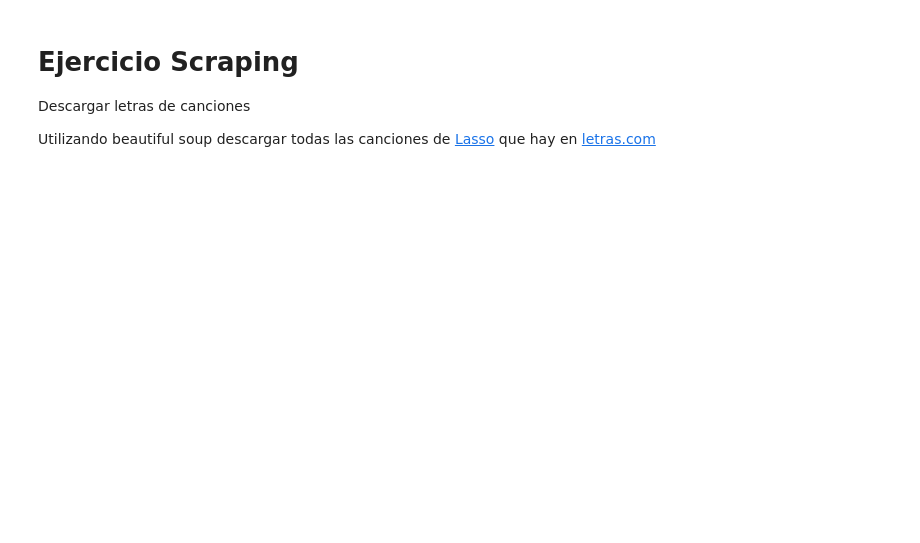
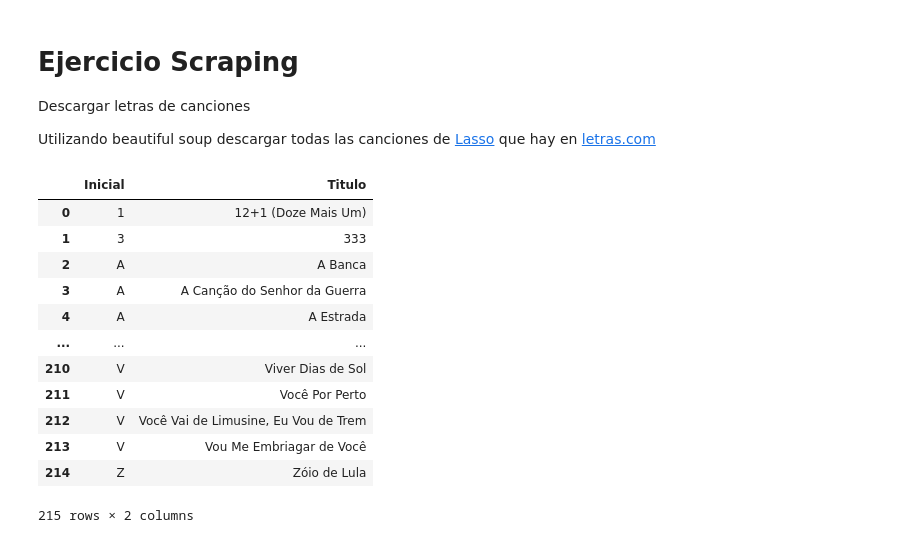
Before and after one commit to fpalvim/DS102024, a Jupyter notebook: 2-DataAnalysis/7-WebScraping/1_HTTP_Inicial/Practica/lasso.ipynb, the cells around one changed output. Cells and saved outputs as stored; diff of their text form; code cells hidden in the pictures; blank space fills up the shorter version.

```diff
--- a/2-DataAnalysis/7-WebScraping/1_HTTP_Inicial/Practica/lasso.ipynb
+++ b/2-DataAnalysis/7-WebScraping/1_HTTP_Inicial/Practica/lasso.ipynb
@@ -10,14 +10,38 @@ import requests
 import os
 import pandas as pd
 
-letras_url = "https://www.letras.com/lasso"
 
-url_obtenido = requests.get(letras_url)
-soup = BeautifulSoup(url_obtenido.text, "html.parser")
 
 def descargar_letras(artista):
-    # COMPLETAR
-    return
 
-artista = "lasso"
-descargar_letras(artista)
+    letras_url = f"https://www.letras.com/{artista}"
+
+    url_obtenido = requests.get(letras_url)
+    soup = BeautifulSoup(url_obtenido.text, "html.parser")
+
+    songs_container = soup.find_all('li', class_='songList-table-row --song isVisible')
+
+    songs_list = []
+
+    for song in songs_container:
+        songs_list.append((song['data-name'][0], song['data-name']))
+
+    df = pd.DataFrame(songs_list, columns=['Inicial','Titulo'])
+
+    return df
+# %%
+descargar_letras('charlie-brown-jr')
+# %% [output]
+|  | Inicial | Titulo |
+| 0 | 1 | 12+1 (Doze Mais Um) |
+| 1 | 3 | 333 |
+| 2 | A | A Banca |
+| 3 | A | A Canção do Senhor da Guerra |
+| 4 | A | A Estrada |
+| ... | ... | ... |
+| 210 | V | Viver Dias de Sol |
+| 211 | V | Você Por Perto |
+| 212 | V | Você Vai de Limusine, Eu Vou de Trem |
+| 213 | V | Vou Me Embriagar de Você |
+| 214 | Z | Zóio de Lula |
+215 rows × 2 columns
```
Also changed, not shown: parts of 6 cells of this notebook, 12 other files.
